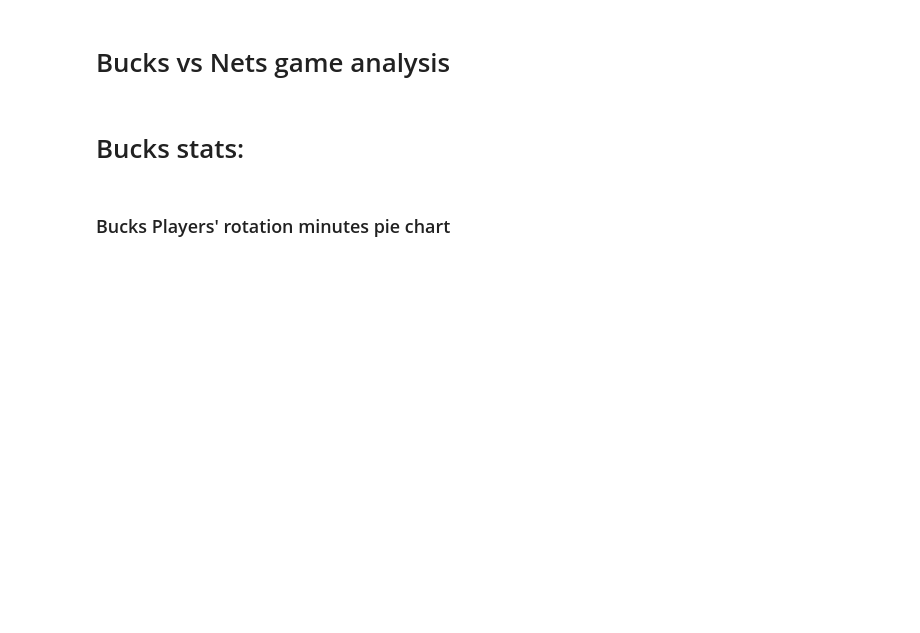
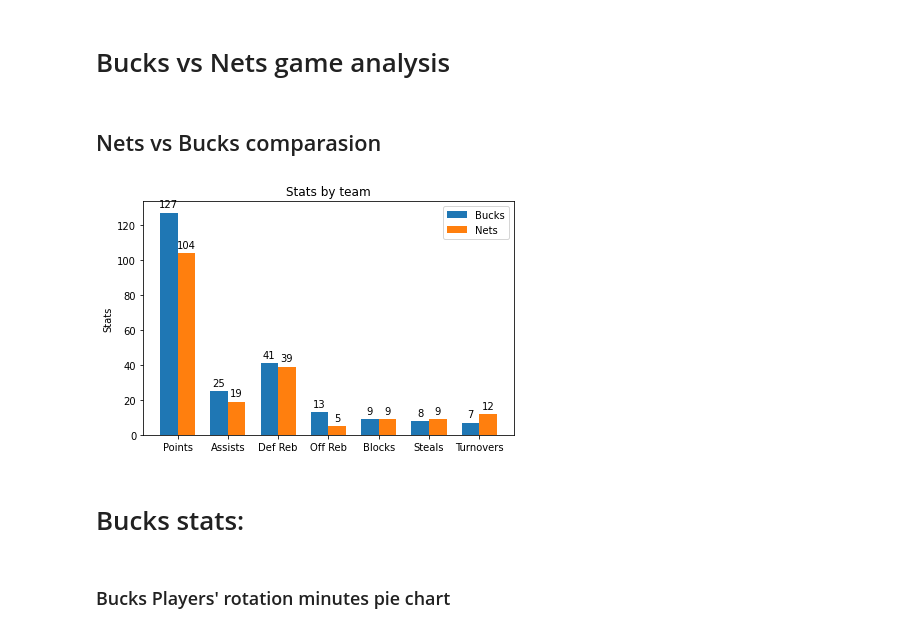
Before and after one commit to mateuszlesko/NBA_data_gain_-_analysis, a Jupyter notebook: analysis/bucks-nets.ipynb, the cells around one changed output. Cells and saved outputs as stored; diff of their text form; code cells hidden in the pictures; blank space fills up the shorter version.

```diff
--- a/analysis/bucks-nets.ipynb
+++ b/analysis/bucks-nets.ipynb
@@ -3,2 +16,37 @@
+# %% [markdown]
+## Nets vs Bucks comparasion
+# %%
+nets_summary_stats = match_stats["awayTeam"]["statistics"]
+bucks_summary_stats = match_stats["homeTeam"]["statistics"]
+
+import matplotlib.pyplot as plt
+import numpy as np
+
+
+labels = ['Points', 'Assists', 'Def Reb','Off Reb', 'Blocks', 'Steals', 'Turnovers']
+bucks_stats = [bucks_summary_stats["points"], bucks_summary_stats["assists"], bucks_summary_stats["reboundsDefensive"], bucks_summary_stats["reboundsOffensive"], bucks_summary_stats["blocks"],bucks_summary_stats["steals"],bucks_summary_stats["turnovers"]]
+nets_stats = [nets_summary_stats["points"], nets_summary_stats["assists"], nets_summary_stats["reboundsDefensive"], nets_summary_stats["reboundsOffensive"], nets_summary_stats["blocks"],nets_summary_stats["blocks"],nets_summary_stats["turnovers"]]
+
+x = np.arange(len(labels))  # the label locations
+width = 0.35  # the width of the bars
+
+fig, ax = plt.subplots()
+rects1 = ax.bar((x - width/ 2), bucks_stats, width, label='Bucks')
+rects2 = ax.bar(x + width/2, nets_stats, width, label='Nets')
+
+# Add some text for labels, title and custom x-axis tick labels, etc.
+ax.set_ylabel('Stats')
+ax.set_title('Stats by team')
+ax.set_xticks(x, labels)
+ax.legend()
+
+ax.bar_label(rects1, padding=3)
+ax.bar_label(rects2, padding=3)
+
+fig.tight_layout()
+
+plt.show()
+# %% [output]
+[figure, added]
 # %% [markdown]
 # Bucks stats:
```
Also changed, not shown: parts of 22 cells of this notebook.
